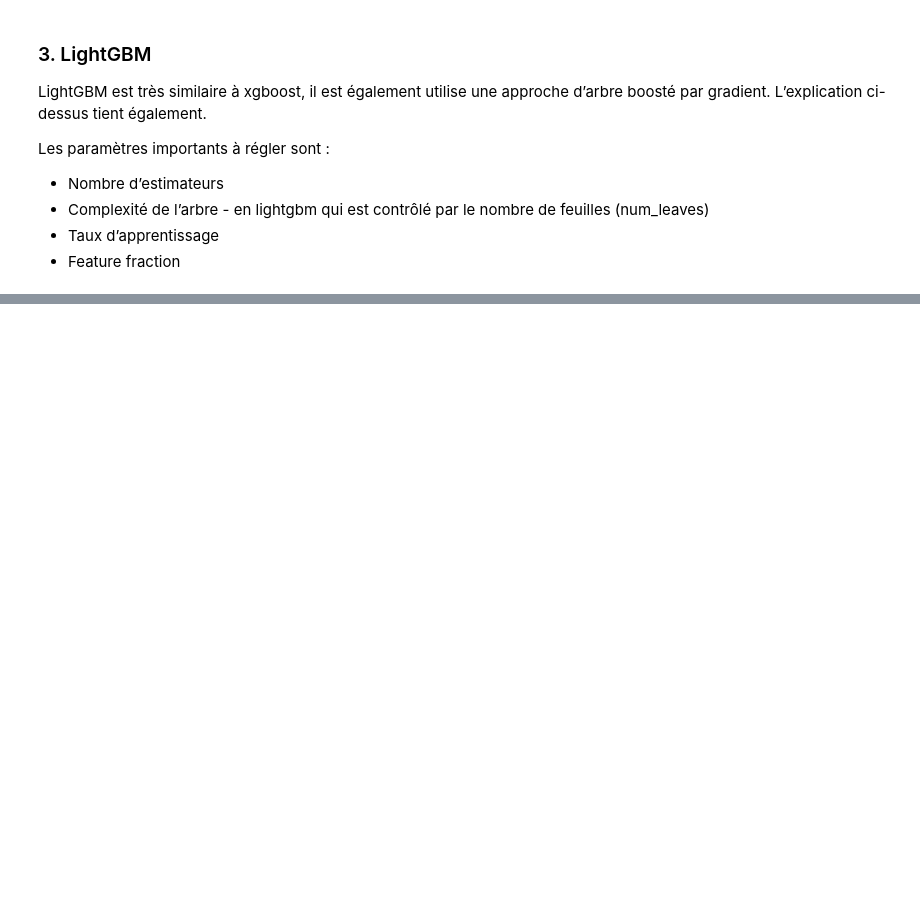
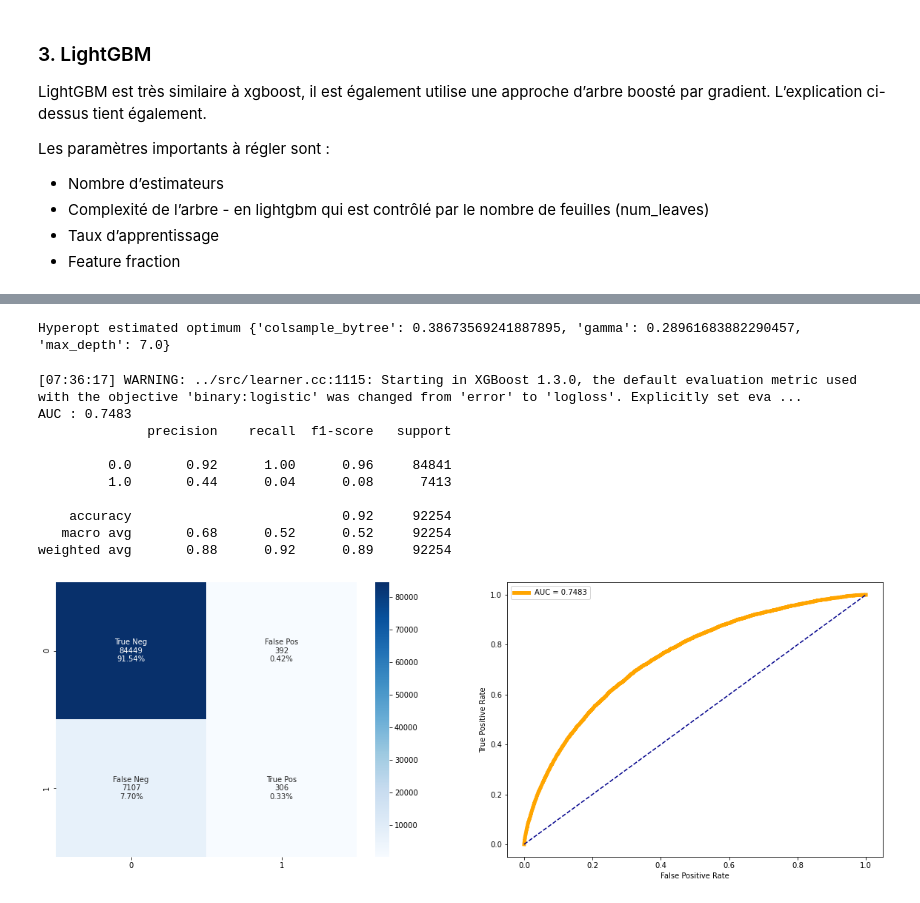
Before and after one commit to Soumaya-kh/scoring_model, a Jupyter notebook: P7_02_modelisation.ipynb, the cells around one changed output, grey strips where cells are left out. Cells and saved outputs as stored; diff of their text form; code cells hidden in the pictures; blank space fills up the shorter version.

```diff
--- a/P7_02_modelisation.ipynb
+++ b/P7_02_modelisation.ipynb
@@ -368,0 +516,25 @@ Performance(lgbm_model, y_test, lgbm_model.predict(X_test), lgbm_model.predict_p
+# %%
+print("Hyperopt estimated optimum {}".format(best))
+# %% [output]
+Hyperopt estimated optimum {'colsample_bytree': 0.38673569241887895, 'gamma': 0.28961683882290457, 'max_depth': 7.0}
+# %%
+xgb_model = xgb.XGBClassifier(colsample_bytree= 0.386, gamma= 0.289 , max_depth= 7)
+xgb_model.fit(X=X_train_res,y=y_train_res)
+
+roc_auc = roc_auc_score(y_test, xgb_model.predict_proba(X_test)[:,1])
+print('AUC : %0.4f' %roc_auc)
+print(classification_report(y_test, xgb_model.predict(X_test)))
+
+Performance(xgb_model, y_test, xgb_model.predict(X_test), xgb_model.predict_proba(X_test)[:,1])
+# %% [output]
+[07:36:17] WARNING: ../src/learner.cc:1115: Starting in XGBoost 1.3.0, the default evaluation metric used with the objective 'binary:logistic' was changed from 'error' to 'logloss'. Explicitly set eva ...
+AUC : 0.7483
+              precision    recall  f1-score   support
+
+         0.0       0.92      1.00      0.96     84841
+         1.0       0.44      0.04      0.08      7413
+
+    accuracy                           0.92     92254
+   macro avg       0.68      0.52      0.52     92254
+weighted avg       0.88      0.92      0.89     92254
+[figure, added]
```
Also changed, not shown: parts of 36 cells of this notebook.
